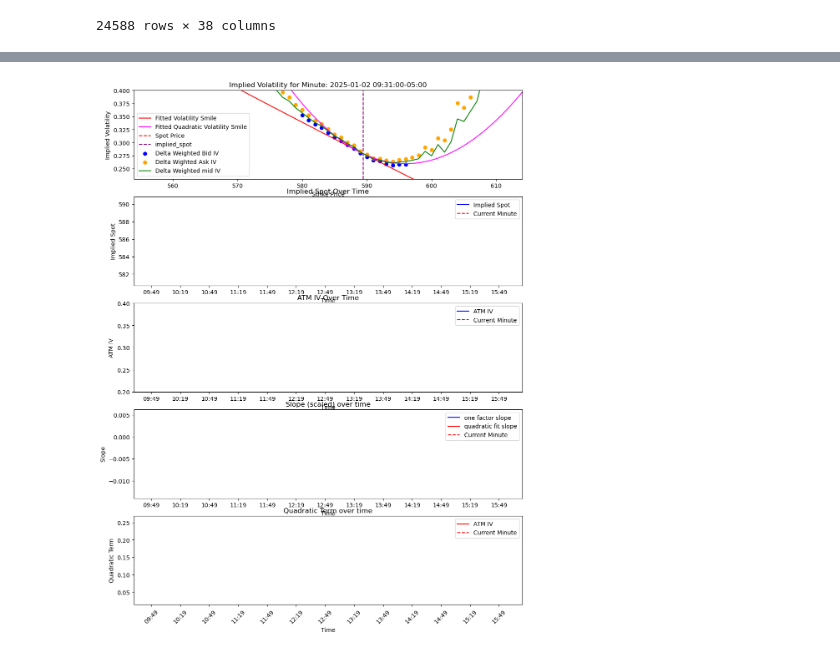
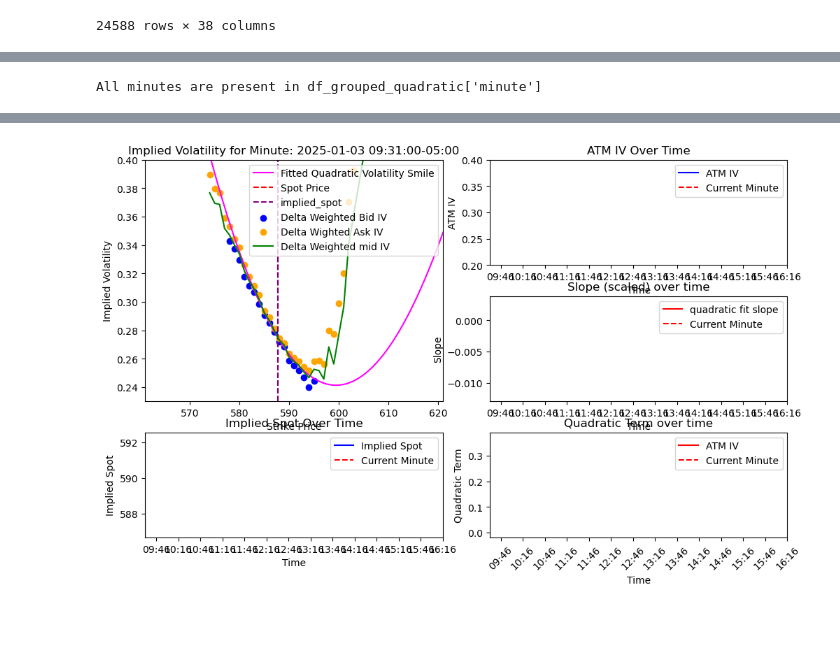
Before and after one commit to stirlitzzz/daily_options1, a Jupyter notebook: polygon_explore2.ipynb, the cells around one changed output, grey strips where cells are left out. Drawn from its saved outputs; the diff is of its cells as text; code cells hidden in the pictures; blank space fills up the shorter version.

```diff
--- a/polygon_explore2.ipynb
+++ b/polygon_explore2.ipynb
@@ -2349,0 +2358,3 @@ df_grouped_quadratic
+# %%
+df_grouped = df.groupby("minute")
+df_grouped_quadratic = df_grouped.apply(fit_quadratic_volatility_smile).reset_index()
@@ -2382,3 +2396,19 @@ print(fitted_vols)
+# %%
+import pandas as pd
+df=pd.read_csv("dw_implied_vols/dwvols_processed_merged_opt_1m_2025-01-03.csv")
+df["minute"]=pd.to_datetime(df["minute"])
+minutes=df["minute"].unique()
+#df=df[df["minute"]<minutes.max()]
+#minutes=df["minute"].unique()
+df_grouped_quadratic=pd.read_csv("./vol_surfaces/qsurf_dwvols_processed_merged_opt_1m_2025-01-03.csv")
+df_grouped_quadratic["minute"]=pd.to_datetime(df_grouped_quadratic["minute"])
+missing_minutes = set(minutes) - set(df_grouped_quadratic["minute"])
+if missing_minutes:
+    print(f"Missing minutes: {missing_minutes}")
+else:
+    print("All minutes are present in df_grouped_quadratic['minute']")
+# %% [output]
+All minutes are present in df_grouped_quadratic['minute']
 # %%
 import matplotlib.pyplot as plt
 import matplotlib.dates as mdates
@@ -2387,7 +2417,19 @@ from matplotlib.animation import FuncAnimation, PillowWriter
 
 #df=df[df["minute"]<minutes.max()]
 # Create a figure and axis
-fig, (ax1, ax2,ax3,ax4,ax5) = plt.subplots(5, 1, figsize=(12, 16))
+#fig, (ax1, ax2,ax3,ax4,ax5) = plt.subplots(5, 1, figsize=(12, 16))
+# Create the figure and define the grid layout
+fig = plt.figure(figsize=(10, 6))
+gs = fig.add_gridspec(3, 2)  # 2 rows, 2 columns
+
+# Create subplots with specific grid positions
+ax1 = fig.add_subplot(gs[0:2, 0])  # First row, spanning both columns
+ax2 = fig.add_subplot(gs[2, 0])  # Second row, first column
+ax3 = fig.add_subplot(gs[0, 1])  # Second row, second column
+ax4 = fig.add_subplot(gs[1, 1])  # Second row, second column
+ax5 = fig.add_subplot(gs[2, 1])  # Second row, second column
+
+plt.tight_layout()
 
 # Function to update the plot for each frame
 def update(minute):
@@ -2400,18 +2442,18 @@ def update(minute):
 
     implied_spot_val = df_minute["weighted_implied_spot"].iloc[0]
 
-    params=df_grouped[df_grouped["minute"]==minute]
+    #params=df_grouped[df_grouped["minute"]==minute]
     params_quadratic=df_grouped_quadratic[df_grouped_quadratic["minute"]==minute]
 
     spot = df_minute["weighted_implied_spot"].iloc[0]
-    atm_vol = params["atm_vol"].iloc[0]
-    slope = params["slope"].iloc[0]
+    atm_vol = params_quadratic["atm_vol"].iloc[0]
+    slope = params_quadratic["slope"].iloc[0]
     texp_years = df_minute["texp_years"].iloc[0]
     new_strikes = np.linspace(df_minute["strike"].min(), df_minute["strike"].max(), 100)
-    fitted_vols = apply_volatility_model(new_strikes, spot, atm_vol, slope, texp_years)
+    #fitted_vols = apply_volatility_model(new_strikes, spot, atm_vol, slope, texp_years)
     fitted_vols_quadratic = apply_quadratic_volatility_model(new_strikes, spot, atm_vol, params_quadratic["slope"].iloc[0], params_quadratic["quadratic_term"].iloc[0], 1)
 
-    ax1.plot(new_strikes, fitted_vols, label='Fitted Volatility Smile', color='red')
+    #ax1.plot(new_strikes, fitted_vols, label='Fitted Volatility Smile', color='red')
     ax1.plot(new_strikes, fitted_vols_quadratic, label='Fitted Quadratic Volatility Smile', color='magenta')
 
     #spot_val = df_minute["close_price"].iloc[0]
@@ -2448,14 +2490,14 @@ def update(minute):
     ax2.legend()
 
     #df_atm_vol = df[df["minute"] <= minute]
-    df_atm_vol=df_grouped[df_grouped["minute"]<minute][["minute","atm_vol","scaled_slope"]].dropna()
+    #df_atm_vol=df_grouped[df_grouped["minute"]<minute][["minute","atm_vol","scaled_slope"]].dropna()
     df_atm_vol_quadratic=df_grouped_quadratic[df_grouped_quadratic["minute"]<minute][["minute","atm_vol","scaled_slope","scaled_quadratic"]].dropna()
 
-    df_atm_vol = df_atm_vol[np.isfinite(df_atm_vol["atm_vol"])]
+    #df_atm_vol = df_atm_vol[np.isfinite(df_atm_vol["atm_vol"])]
 
     ax3.clear()
 
-    ax3.plot(df_atm_vol["minute"], df_atm_vol["atm_vol"], label='ATM IV', color='blue')
+    ax3.plot(df_atm_vol_quadratic["minute"], df_atm_vol_quadratic["atm_vol"], label='ATM IV', color='blue')
     ax3.set_xlabel('Time')
     ax3.set_ylabel('ATM IV')
     ax3.set_title('ATM IV Over Time')
@@ -2468,7 +2510,7 @@ def update(minute):
     #ax2.xaxis.set_major_locator(mdates.HourLocator(interval=1))
     #ax2.xaxis.set_major_formatter(mdates.DateFormatter("%H:%M"))
     ax3.xaxis.set_major_locator(mdates.MinuteLocator(interval=30))
-    ax3.xaxis.set_major_formatter(mdates.DateFormatter("%H:%M", tz=df_atm_vol["minute"].dt.tz))
+    ax3.xaxis.set_major_formatter(mdates.DateFormatter("%H:%M", tz=df_atm_vol_quadratic["minute"].dt.tz))
     plt.xticks(rotation=45)
     ax3.legend()
 
@@ -2477,7 +2519,7 @@ def update(minute):
 
 
 
-    ax4.plot(df_atm_vol["minute"], df_atm_vol["scaled_slope"], label='one factor slope', color='blue')
+    #ax4.plot(df_atm_vol["minute"], df_atm_vol["scaled_slope"], label='one factor slope', color='blue')
     ax4.plot(df_atm_vol_quadratic["minute"], df_atm_vol_quadratic["scaled_slope"], label='quadratic fit slope', color='red')
     ax4.set_xlabel('Time')
     ax4.set_ylabel('Slope')
@@ -2491,7 +2533,7 @@ def update(minute):
     #ax2.xaxis.set_major_locator(mdates.HourLocator(interval=1))
     #ax2.xaxis.set_major_formatter(mdates.DateFormatter("%H:%M"))
     ax4.xaxis.set_major_locator(mdates.MinuteLocator(interval=30))
-    ax4.xaxis.set_major_formatter(mdates.DateFormatter("%H:%M", tz=df_atm_vol["minute"].dt.tz))
+    ax4.xaxis.set_major_formatter(mdates.DateFormatter("%H:%M", tz=df_atm_vol_quadratic["minute"].dt.tz))
     plt.xticks(rotation=45)
     ax4.legend()
 
@@ -2501,32 +2543,32 @@ def update(minute):
 
 
     ax5.plot(df_atm_vol_quadratic["minute"], df_atm_vol_quadratic["scaled_quadratic"], label='ATM IV', color='red')
     ax5.set_xlabel('Time')
     ax5.set_ylabel('Quadratic Term')
     ax5.set_title('Quadratic Term over time')
     ax5.set_xlim(df["minute"].min(), df["minute"].max())
     ax5.axvline(x=minute, color='red', linestyle='--', label='Current Minute')
 
     #df_atm_vol = df_atm_vol[np.isfinite(df_atm_vol["atm_vol"].astype(float))]
     #ax3.fill_between(df_atm_vol["minute"], df_atm_vol["atm_vol"], color='lightgray', where=(df_atm_vol["minute"] <= minute))
     #ax4.set_ylim(.2, .6)
     #ax2.xaxis.set_major_locator(mdates.HourLocator(interval=1))
     #ax2.xaxis.set_major_formatter(mdates.DateFormatter("%H:%M"))
     ax5.xaxis.set_major_locator(mdates.MinuteLocator(interval=30))
-    ax5.xaxis.set_major_formatter(mdates.DateFormatter("%H:%M", tz=df_atm_vol["minute"].dt.tz))
+    ax5.xaxis.set_major_formatter(mdates.DateFormatter("%H:%M", tz=df_atm_vol_quadratic["minute"].dt.tz))
     plt.xticks(rotation=45)
     ax5.legend()
 
 
 # Create the animation
 ani = FuncAnimation(fig, update, frames=sorted(minutes), repeat=False)
 
 # Save the animation as a video file
 ani.save("implied_volatility_animation3.mp4", writer='ffmpeg', fps=8)
 
 # Display the animation
 from IPython.display import Video
 Video("implied_volatility_animation3.mp4")
 # %% [output]
 [interactive output not drawn]
-[figure, old version]
+[figure, new version]
```
Also changed, not shown: parts of 9 cells of this notebook.
